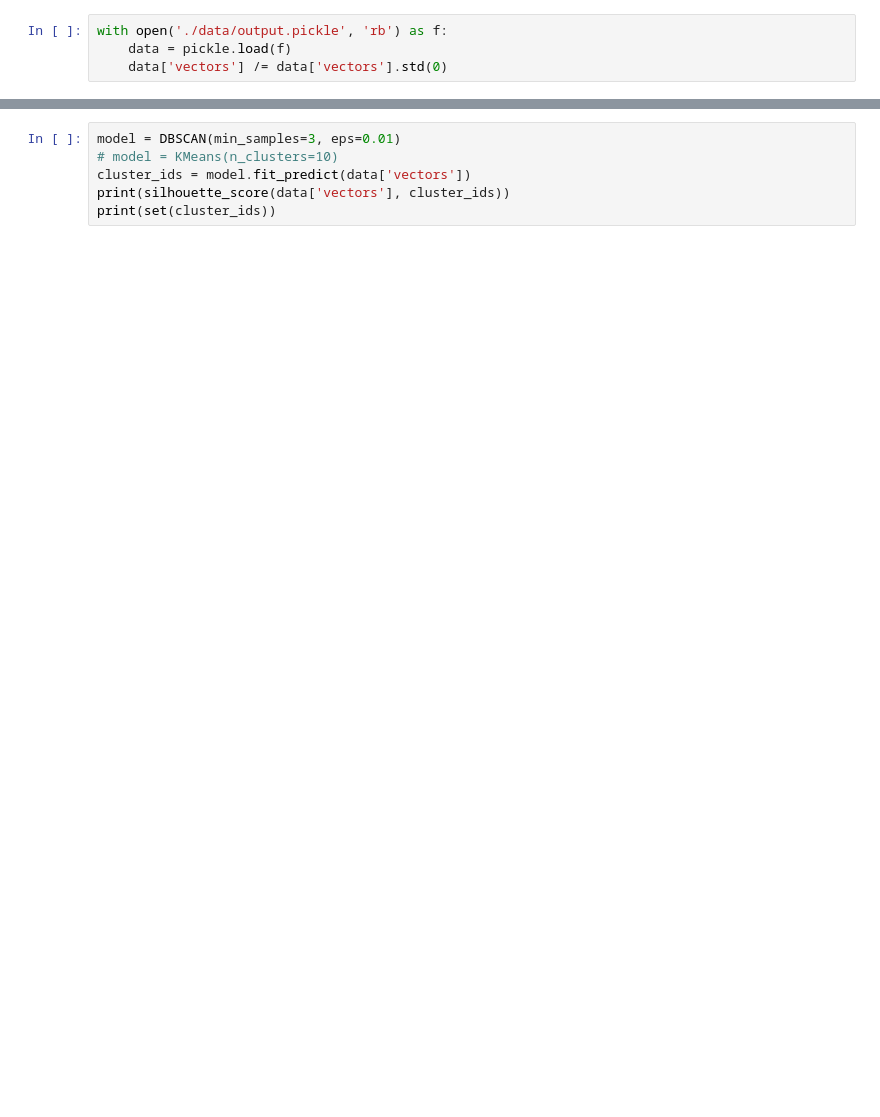
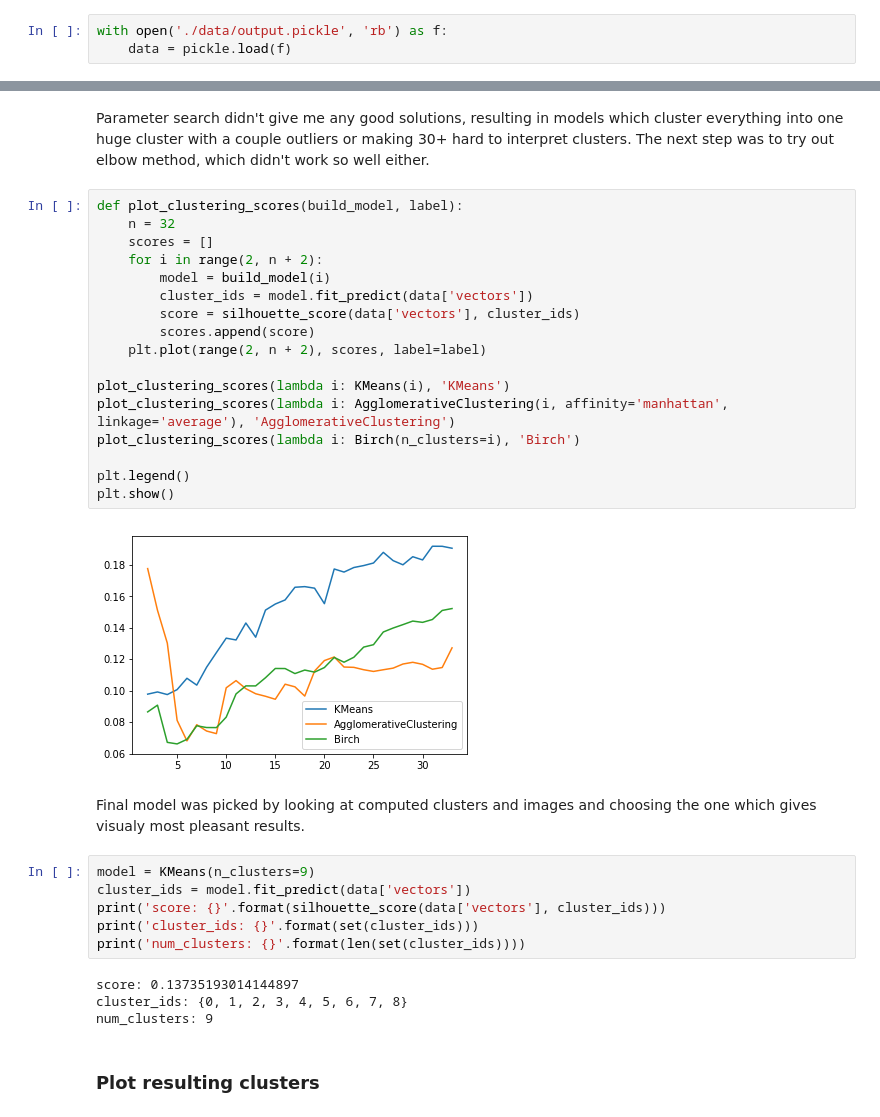
Before and after one commit to v-shmyhlo/dckr, a Jupyter notebook: clustering.ipynb, the cells around one changed output, grey strips where cells are left out. Saved outputs shown, nothing was run; the diff lists cells and outputs as text; blank space fills up the shorter version.

```diff
--- a/clustering.ipynb
+++ b/clustering.ipynb
@@ -14,4 +18,3 @@ matplotlib.rcParams['figure.figsize'] = (8, 8)
 # %%
 with open('./data/output.pickle', 'rb') as f:
     data = pickle.load(f)
-    data['vectors'] /= data['vectors'].std(0)
@@ -69,9 +91,38 @@ print(hparams)
+# %% [markdown]
+Parameter search didn't give me any good solutions, resulting in models which cluster everything into one huge cluster with a couple outliers or making 30+ hard to interpret clusters. The next step was to try out elbow method, which didn't work so well either.
+# %%
+def plot_clustering_scores(build_model, label):
+    n = 32
+    scores = []
+    for i in range(2, n + 2):
+        model = build_model(i)
+        cluster_ids = model.fit_predict(data['vectors'])
+        score = silhouette_score(data['vectors'], cluster_ids)
+        scores.append(score)
+    plt.plot(range(2, n + 2), scores, label=label)
+
+plot_clustering_scores(lambda i: KMeans(i), 'KMeans')
+plot_clustering_scores(lambda i: AgglomerativeClustering(i, affinity='manhattan', linkage='average'), 'AgglomerativeClustering')
+plot_clustering_scores(lambda i: Birch(n_clusters=i), 'Birch')
+
+plt.legend()
+plt.show()
+# %% [output]
+[figure, added]
+# %% [markdown]
+Final model was picked by looking at computed clusters and images and choosing the one which gives visualy most pleasant results.
 # %%
-model = DBSCAN(min_samples=3, eps=0.01)
-# model = KMeans(n_clusters=10)
+model = KMeans(n_clusters=9)
 cluster_ids = model.fit_predict(data['vectors'])
-print(silhouette_score(data['vectors'], cluster_ids))
-print(set(cluster_ids))
+print('score: {}'.format(silhouette_score(data['vectors'], cluster_ids)))
+print('cluster_ids: {}'.format(set(cluster_ids)))
+print('num_clusters: {}'.format(len(set(cluster_ids))))
+# %% [output]
+score: 0.13735193014144897
+cluster_ids: {0, 1, 2, 3, 4, 5, 6, 7, 8}
+num_clusters: 9
+# %% [markdown]
+### Plot resulting clusters
 # %%
 plt.scatter(vectors_pca[:, 0], vectors_pca[:, 1], c=cluster_ids, s=5)
 plt.show()
```
Also changed, not shown: parts of 10 cells of this notebook.
